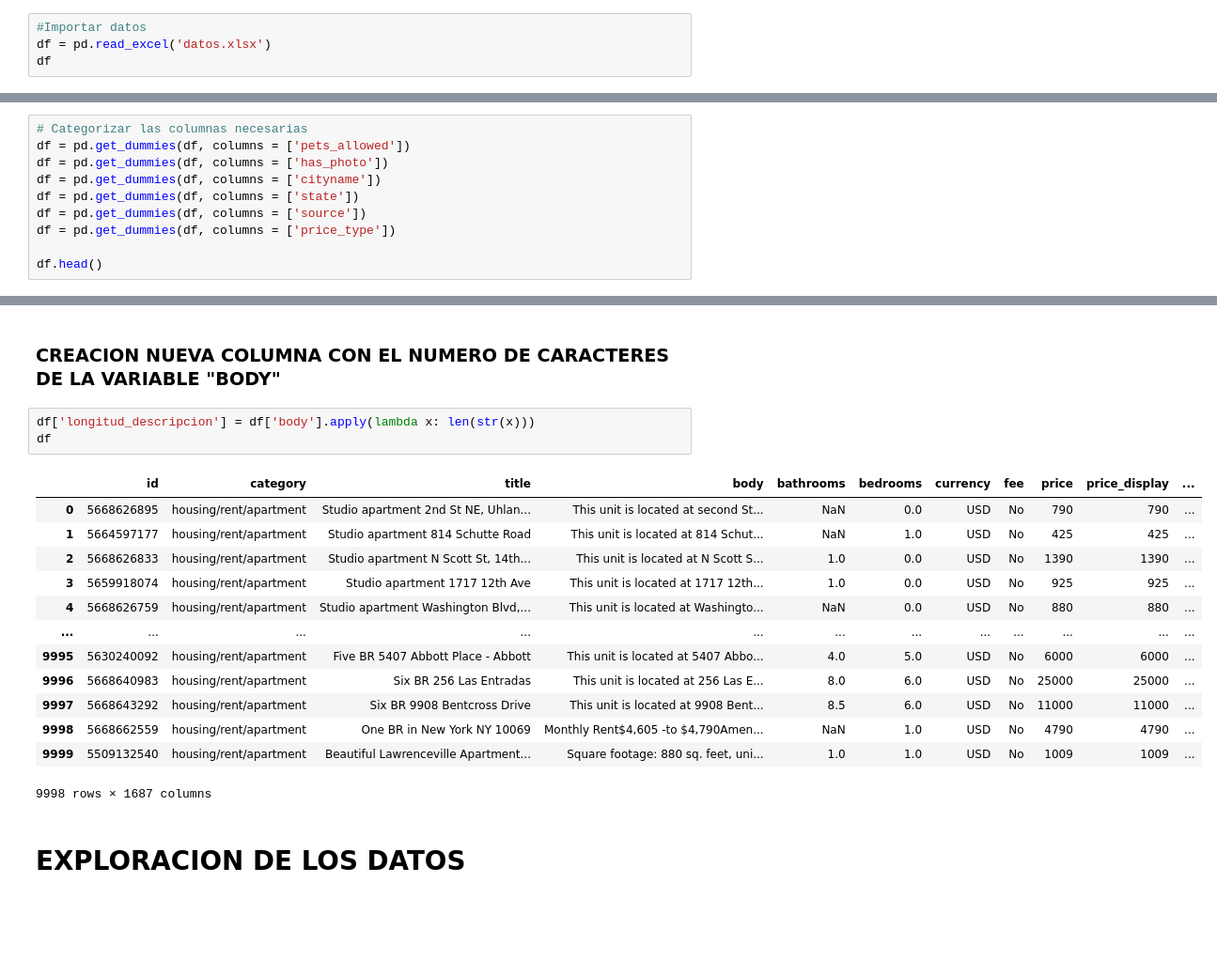
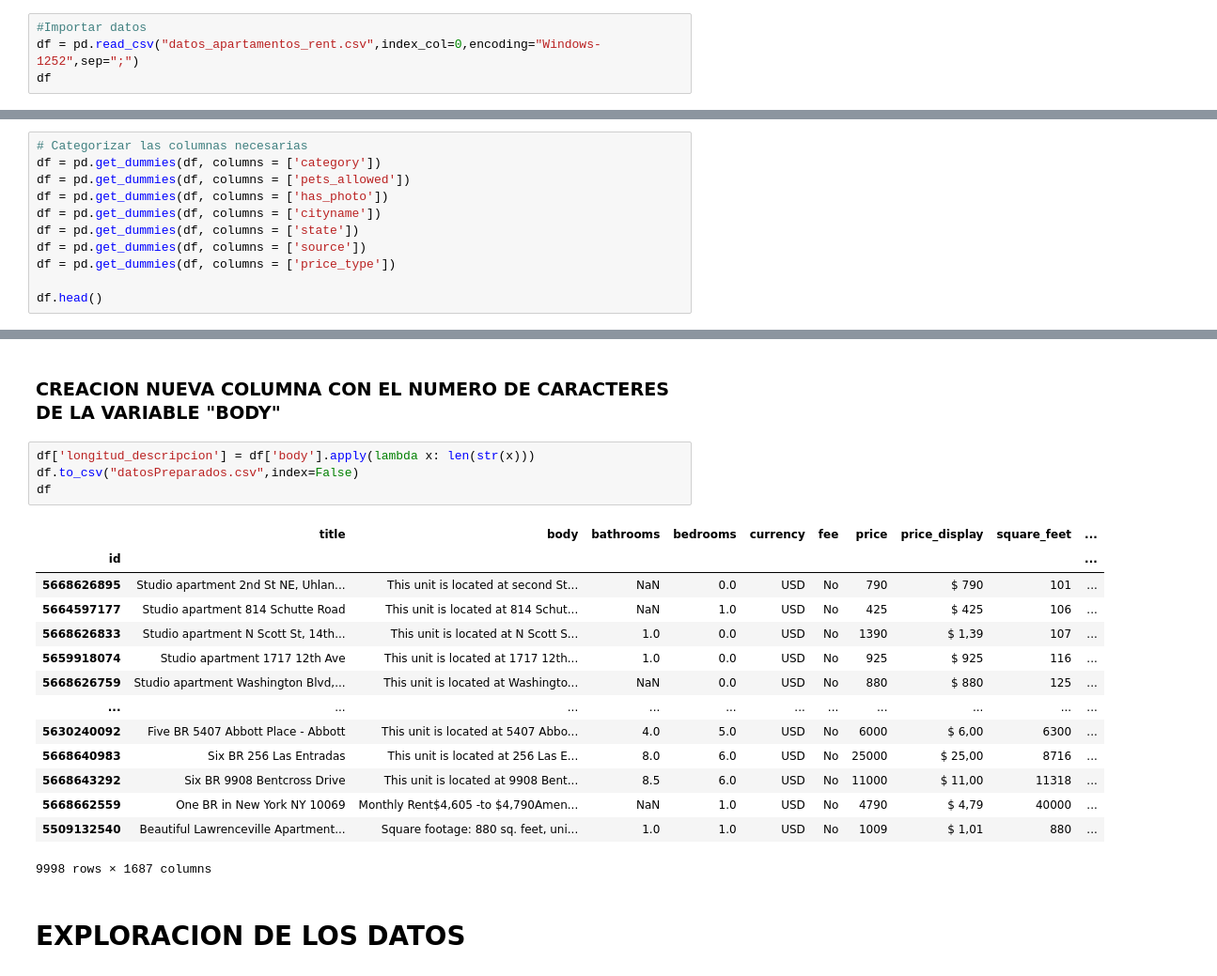
Before and after one commit to andresjulianbolivar/Proyecto1, a Jupyter notebook: Tarea 3/Preparacion_Datos.ipynb, the cells around one changed output, grey strips where cells are left out. Shown: that part at 94% size. Saved outputs shown, nothing was run; the diff lists cells and outputs as text; blank space fills up the shorter version.

```diff
--- a/Tarea 3/Preparacion_Datos.ipynb
+++ b/Tarea 3/Preparacion_Datos.ipynb
@@ -5,6 +5,6 @@
 import pandas as pd
 # %%
 #Importar datos
-df = pd.read_excel('datos.xlsx')
+df = pd.read_csv("datos_apartamentos_rent.csv",index_col=0,encoding="Windows-1252",sep=";")
 df
 # %% [output]
@@ -81,6 +82,7 @@ df.groupby(["price_type"]).count()
 ### CATEGORIZACION DE LAS COLUMNAS
 # %%
 # Categorizar las columnas necesarias
+df = pd.get_dummies(df, columns = ['category'])
 df = pd.get_dummies(df, columns = ['pets_allowed'])
 df = pd.get_dummies(df, columns = ['has_photo'])
 df = pd.get_dummies(df, columns = ['cityname'])
@@ -126,20 +130,22 @@ df.head()
 ### CREACION NUEVA COLUMNA CON EL NUMERO DE CARACTERES DE LA VARIABLE "BODY"
 # %%
 df['longitud_descripcion'] = df['body'].apply(lambda x: len(str(x)))
+df.to_csv("datosPreparados.csv",index=False)
 df
 # %% [output]
-|  | id | category | title | body | bathrooms | bedrooms | currency | fee | price | price_display | ... |
-| 0 | 5668626895 | housing/rent/apartment | Studio apartment 2nd St NE, Uhlan... | This unit is located at second St... | NaN | 0.0 | USD | No | 790 | 790 | ... |
-| 1 | 5664597177 | housing/rent/apartment | Studio apartment 814 Schutte Road | This unit is located at 814 Schut... | NaN | 1.0 | USD | No | 425 | 425 | ... |
-| 2 | 5668626833 | housing/rent/apartment | Studio apartment N Scott St, 14th... | This unit is located at N Scott S... | 1.0 | 0.0 | USD | No | 1390 | 1390 | ... |
-| 3 | 5659918074 | housing/rent/apartment | Studio apartment 1717 12th Ave | This unit is located at 1717 12th... | 1.0 | 0.0 | USD | No | 925 | 925 | ... |
-| 4 | 5668626759 | housing/rent/apartment | Studio apartment Washington Blvd,... | This unit is located at Washingto... | NaN | 0.0 | USD | No | 880 | 880 | ... |
-| ... | ... | ... | ... | ... | ... | ... | ... | ... | ... | ... | ... |
-| 9995 | 5630240092 | housing/rent/apartment | Five BR 5407 Abbott Place - Abbott | This unit is located at 5407 Abbo... | 4.0 | 5.0 | USD | No | 6000 | 6000 | ... |
-| 9996 | 5668640983 | housing/rent/apartment | Six BR 256 Las Entradas | This unit is located at 256 Las E... | 8.0 | 6.0 | USD | No | 25000 | 25000 | ... |
-| 9997 | 5668643292 | housing/rent/apartment | Six BR 9908 Bentcross Drive | This unit is located at 9908 Bent... | 8.5 | 6.0 | USD | No | 11000 | 11000 | ... |
-| 9998 | 5668662559 | housing/rent/apartment | One BR in New York NY 10069 | Monthly Rent$4,605 -to $4,790Amen... | NaN | 1.0 | USD | No | 4790 | 4790 | ... |
-| 9999 | 5509132540 | housing/rent/apartment | Beautiful Lawrenceville Apartment... | Square footage: 880 sq. feet, uni... | 1.0 | 1.0 | USD | No | 1009 | 1009 | ... |
+|  | title | body | bathrooms | bedrooms | currency | fee | price | price_display | square_feet | ... |
+| id |  |  |  |  |  |  |  |  |  | ... |
+| 5668626895 | Studio apartment 2nd St NE, Uhlan... | This unit is located at second St... | NaN | 0.0 | USD | No | 790 | $ 790 | 101 | ... |
+| 5664597177 | Studio apartment 814 Schutte Road | This unit is located at 814 Schut... | NaN | 1.0 | USD | No | 425 | $ 425 | 106 | ... |
+| 5668626833 | Studio apartment N Scott St, 14th... | This unit is located at N Scott S... | 1.0 | 0.0 | USD | No | 1390 | $ 1,39 | 107 | ... |
+| 5659918074 | Studio apartment 1717 12th Ave | This unit is located at 1717 12th... | 1.0 | 0.0 | USD | No | 925 | $ 925 | 116 | ... |
+| 5668626759 | Studio apartment Washington Blvd,... | This unit is located at Washingto... | NaN | 0.0 | USD | No | 880 | $ 880 | 125 | ... |
+| ... | ... | ... | ... | ... | ... | ... | ... | ... | ... | ... |
+| 5630240092 | Five BR 5407 Abbott Place - Abbott | This unit is located at 5407 Abbo... | 4.0 | 5.0 | USD | No | 6000 | $ 6,00 | 6300 | ... |
+| 5668640983 | Six BR 256 Las Entradas | This unit is located at 256 Las E... | 8.0 | 6.0 | USD | No | 25000 | $ 25,00 | 8716 | ... |
+| 5668643292 | Six BR 9908 Bentcross Drive | This unit is located at 9908 Bent... | 8.5 | 6.0 | USD | No | 11000 | $ 11,00 | 11318 | ... |
+| 5668662559 | One BR in New York NY 10069 | Monthly Rent$4,605 -to $4,790Amen... | NaN | 1.0 | USD | No | 4790 | $ 4,79 | 40000 | ... |
+| 5509132540 | Beautiful Lawrenceville Apartment... | Square footage: 880 sq. feet, uni... | 1.0 | 1.0 | USD | No | 1009 | $ 1,01 | 880 | ... |
 9998 rows × 1687 columns
 # %% [markdown]
 # EXPLORACION DE LOS DATOS
```
Also changed, not shown: parts of 8 cells of this notebook, 4 other files.
